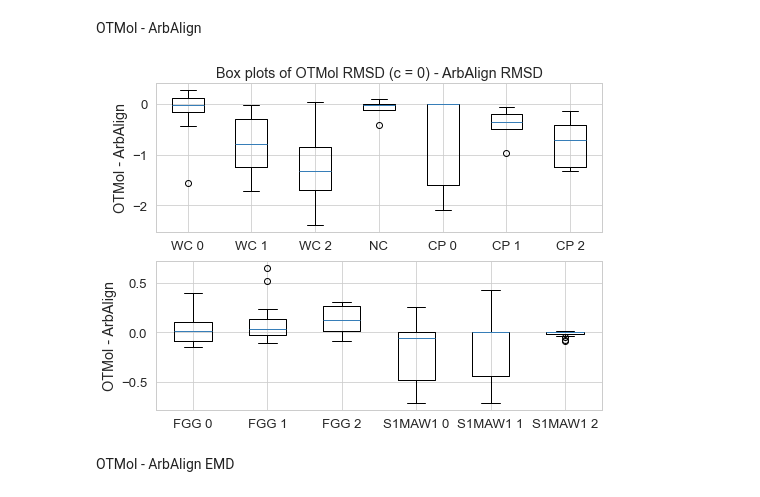
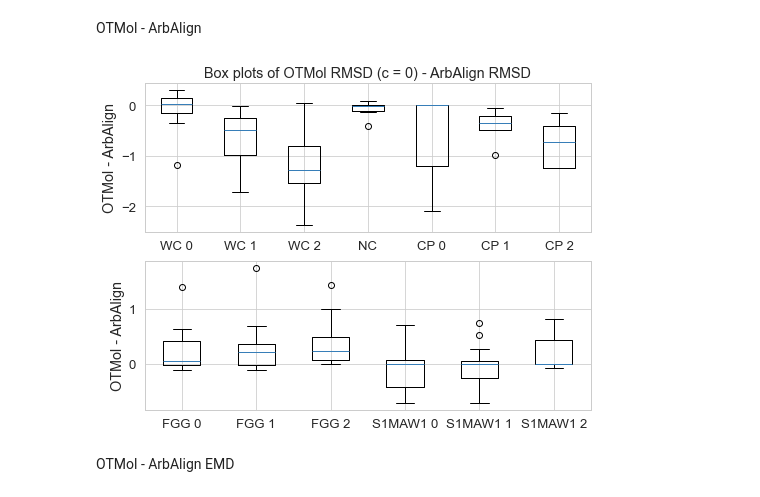
Before and after one commit to weixiaoqimath/otmol, a Jupyter notebook: experiment/plot.ipynb, the cells around one changed output. Saved outputs shown, nothing was run; the diff lists cells and outputs as text; code cells hidden in the pictures.

```diff
--- a/experiment/plot.ipynb
+++ b/experiment/plot.ipynb
@@ -12,19 +12,19 @@ import os
 # %% [markdown]
 OTMol - ArbAlign
 # %%
-wc0_arbalign = pd.read_csv('./arbalign_output/no_reflection/ArbAlignDataWC_result.csv')['RMSD(ArbAlign)']
-wc1_arbalign = pd.read_csv('./arbalign_output/no_reflection/1st2ndWC_result.csv')['RMSD(ArbAlign)']
-wc2_arbalign = pd.read_csv('./arbalign_output/no_reflection/largest_RMSD_WC_result.csv')['RMSD(ArbAlign)']
-ng_arbalign = pd.read_csv('./arbalign_output/no_reflection/NeonCluster_result.csv')['RMSD(ArbAlign)']
-cp0_arbalign = pd.read_csv('./arbalign_output/no_reflection/cp_most_similar_result.csv')['RMSD(ArbAlign)']
-cp1_arbalign = pd.read_csv('./arbalign_output/no_reflection/cp_most_different_result.csv')['RMSD(ArbAlign)']
-cp2_arbalign = pd.read_csv('./arbalign_output/no_reflection/cp_largest_arbalign_result.csv')['RMSD(ArbAlign)']
-FGG_arbalign_name = pd.read_csv('./arbalign_output/no_reflection/FGG_result.csv')['RMSD(ArbAlign+element name)']
-FGG_arbalign_type = pd.read_csv('./arbalign_output/no_reflection/FGG_result.csv')['RMSD(ArbAlign+atom type)']
-FGG_arbalign_conn = pd.read_csv('./arbalign_output/no_reflection/FGG_result.csv')['RMSD(ArbAlign+atom connectivity)']
-S1MAW1_arbalign_name = pd.read_csv('./arbalign_output/no_reflection/S1MAW1_result.csv')['RMSD(ArbAlign+element name)']
-S1MAW1_arbalign_type = pd.read_csv('./arbalign_output/no_reflection/S1MAW1_result.csv')['RMSD(ArbAlign+atom type)']
-S1MAW1_arbalign_conn = pd.read_csv('./arbalign_output/no_reflection/S1MAW1_result.csv')['RMSD(ArbAlign+atom connectivity)']
+wc0_arbalign = pd.read_csv('./arbalign_output/ArbAlignDataWC_result.csv')['RMSD(ArbAlign)']
+wc1_arbalign = pd.read_csv('./arbalign_output/1st2ndWC_result.csv')['RMSD(ArbAlign)']
+wc2_arbalign = pd.read_csv('./arbalign_output/largest_RMSD_WC_result.csv')['RMSD(ArbAlign)']
+ng_arbalign = pd.read_csv('./arbalign_output/NeonCluster_result.csv')['RMSD(ArbAlign)']
+cp0_arbalign = pd.read_csv('./arbalign_output/cp_most_similar_result.csv')['RMSD(ArbAlign)']
+cp1_arbalign = pd.read_csv('./arbalign_output/cp_most_different_result.csv')['RMSD(ArbAlign)']
+cp2_arbalign = pd.read_csv('./arbalign_output/cp_largest_arbalign_result.csv')['RMSD(ArbAlign)']
+FGG_arbalign_name = pd.read_csv('./arbalign_output/FGG_result.csv')['RMSD(ArbAlign+element name)']
+FGG_arbalign_type = pd.read_csv('./arbalign_output/FGG_result.csv')['RMSD(ArbAlign+atom type)']
+FGG_arbalign_conn = pd.read_csv('./arbalign_output/FGG_result.csv')['RMSD(ArbAlign+atom connectivity)']
+S1MAW1_arbalign_name = pd.read_csv('./arbalign_output/S1MAW1_result.csv')['RMSD(ArbAlign+element name)']
+S1MAW1_arbalign_type = pd.read_csv('./arbalign_output/S1MAW1_result.csv')['RMSD(ArbAlign+atom type)']
+S1MAW1_arbalign_conn = pd.read_csv('./arbalign_output/S1MAW1_result.csv')['RMSD(ArbAlign+atom connectivity)']
 
 wc0_otmol = pd.read_csv('./otmol_output/wc_ArbAlignDataWC_center_results.csv')['RMSD(OTMol)']
 wc1_otmol = pd.read_csv('./otmol_output/wc_1st2nd_center_results.csv')['RMSD(OTMol)']
@@ -64,34 +64,34 @@ labels = [
     'FGG 0', 'FGG 1', 'FGG 2',
     'S1MAW1 0', 'S1MAW1 1', 'S1MAW1 2'
 ]
 sns.set_style("whitegrid")
 sns.set_context("paper", font_scale=1.5)
 sns.set_palette("Set1")
 fig, axs = plt.subplots(nrows=2, ncols=1, figsize=(8, 6))
 plt.rcParams.update({'font.size': 12})  # Adjust the number to your desired size
 axs[0].boxplot(all_data[:-6])
 axs[0].set_title('Box plots of OTMol RMSD (c = 0) - ArbAlign RMSD')
 axs[0].set_xticks(
     [y + 1 for y in range(len(all_data[:-6]))],
     labels=labels[:-6]
 )
 #axs[0].set_xlabel('Different datasets')
 axs[0].set_ylabel('OTMol - ArbAlign')
 axs[0].yaxis.grid(True)
 
 axs[1].boxplot(all_data[-6:])
 #axs[1].set_title('')
 axs[1].set_xticks(
     [y + 1 for y in range(len(all_data[-6:]))],
     labels=labels[-6:]
 )
 #axs[0].set_xlabel('Different datasets')
 axs[1].set_ylabel('OTMol - ArbAlign')
 axs[1].yaxis.grid(True)
 plt.savefig('../images/boxplot_arbalign.png', dpi=300, bbox_inches='tight')
 plt.show()
 # %% [output]
-[figure, old version]
+[figure, new version]
 # %% [markdown]
 OTMol - ArbAlign EMD
 # %%
```
Also changed, not shown: 8 other files.
